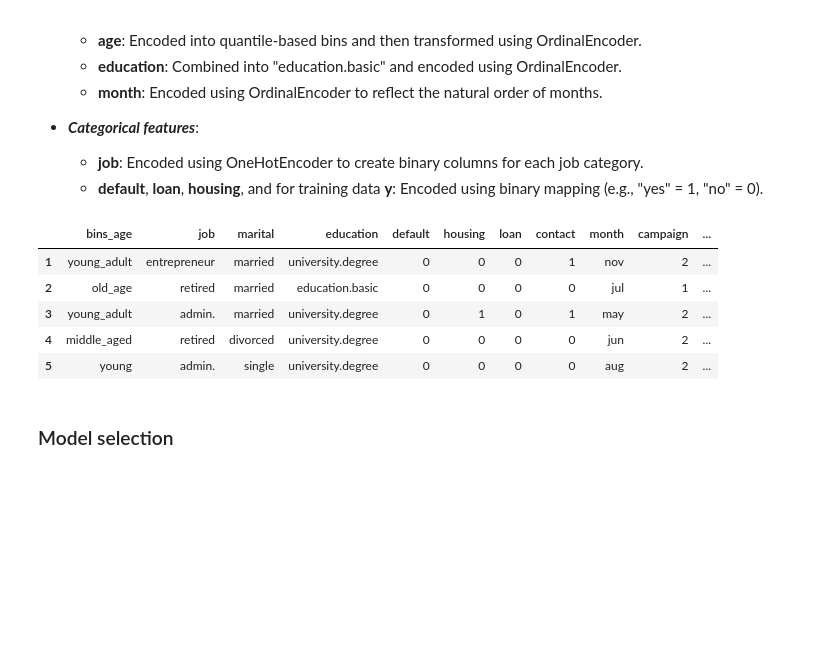
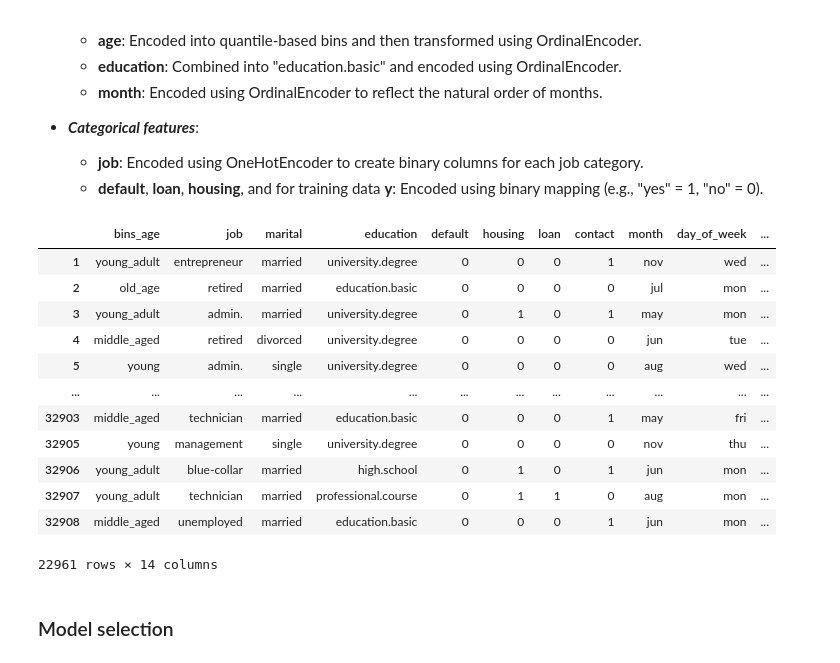
Before and after one commit to naty88/customer_subscriptions_prediction, a Jupyter notebook: notebooks/model_selection.ipynb, the cells around one changed output. Cells and saved outputs as stored; diff of their text form; code cells hidden in the pictures; blank space fills up the shorter version.

Commit message:
get day_of_week back

```diff
--- a/notebooks/model_selection.ipynb
+++ b/notebooks/model_selection.ipynb
@@ -64,17 +64,24 @@ df.head(5)
 # %%
 # initialize Preprocessor
 data_transformer = DataTransformer(df)
 
 # preprocess some data
 df = data_transformer.clean_and_transform()
-df.head()
+df
 # %% [output]
-|  | bins_age | job | marital | education | default | housing | loan | contact | month | campaign | ... |
-| 1 | young_adult | entrepreneur | married | university.degree | 0 | 0 | 0 | 1 | nov | 2 | ... |
-| 2 | old_age | retired | married | education.basic | 0 | 0 | 0 | 0 | jul | 1 | ... |
-| 3 | young_adult | admin. | married | university.degree | 0 | 1 | 0 | 1 | may | 2 | ... |
-| 4 | middle_aged | retired | divorced | university.degree | 0 | 0 | 0 | 0 | jun | 2 | ... |
-| 5 | young | admin. | single | university.degree | 0 | 0 | 0 | 0 | aug | 2 | ... |
+|  | bins_age | job | marital | education | default | housing | loan | contact | month | day_of_week | ... |
+| 1 | young_adult | entrepreneur | married | university.degree | 0 | 0 | 0 | 1 | nov | wed | ... |
+| 2 | old_age | retired | married | education.basic | 0 | 0 | 0 | 0 | jul | mon | ... |
+| 3 | young_adult | admin. | married | university.degree | 0 | 1 | 0 | 1 | may | mon | ... |
+| 4 | middle_aged | retired | divorced | university.degree | 0 | 0 | 0 | 0 | jun | tue | ... |
+| 5 | young | admin. | single | university.degree | 0 | 0 | 0 | 0 | aug | wed | ... |
+| ... | ... | ... | ... | ... | ... | ... | ... | ... | ... | ... | ... |
+| 32903 | middle_aged | technician | married | education.basic | 0 | 0 | 0 | 1 | may | fri | ... |
+| 32905 | young | management | single | university.degree | 0 | 0 | 0 | 0 | nov | thu | ... |
+| 32906 | young_adult | blue-collar | married | high.school | 0 | 1 | 0 | 1 | jun | mon | ... |
+| 32907 | young_adult | technician | married | professional.course | 0 | 1 | 1 | 0 | aug | mon | ... |
+| 32908 | middle_aged | unemployed | married | education.basic | 0 | 0 | 0 | 1 | jun | mon | ... |
+22961 rows × 14 columns
 # %% [markdown]
 ### Model selection
 # %%
```
Also changed, not shown: parts of 11 cells of this notebook, 1 other file.
